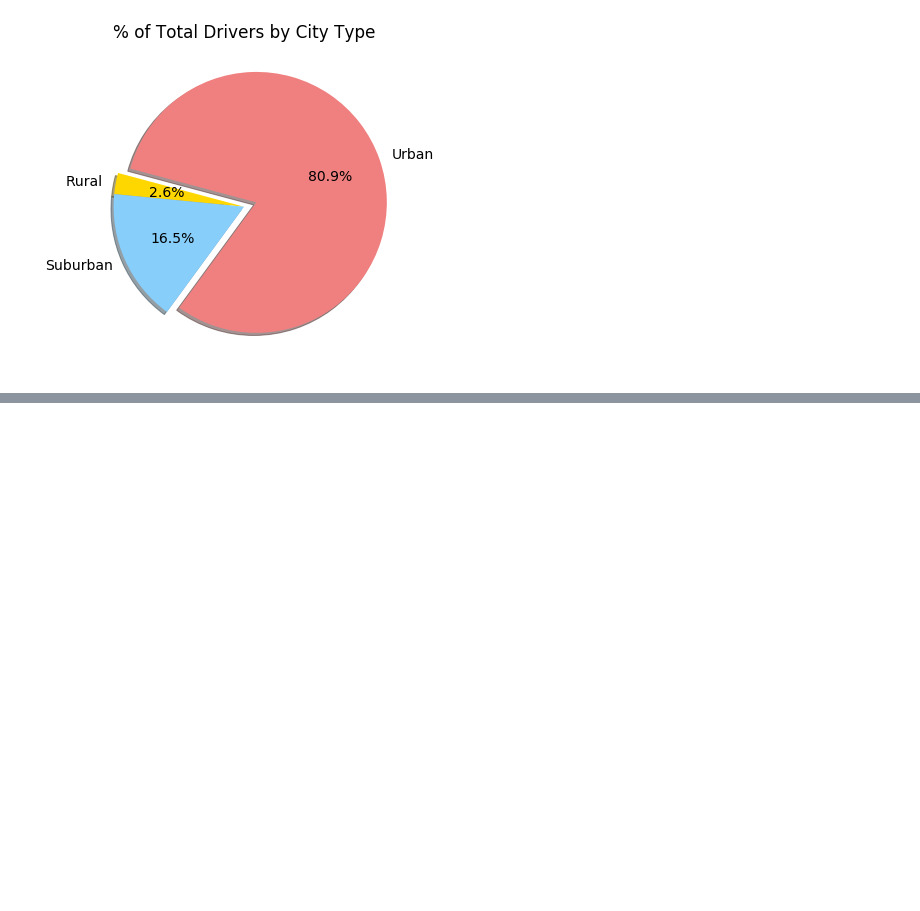
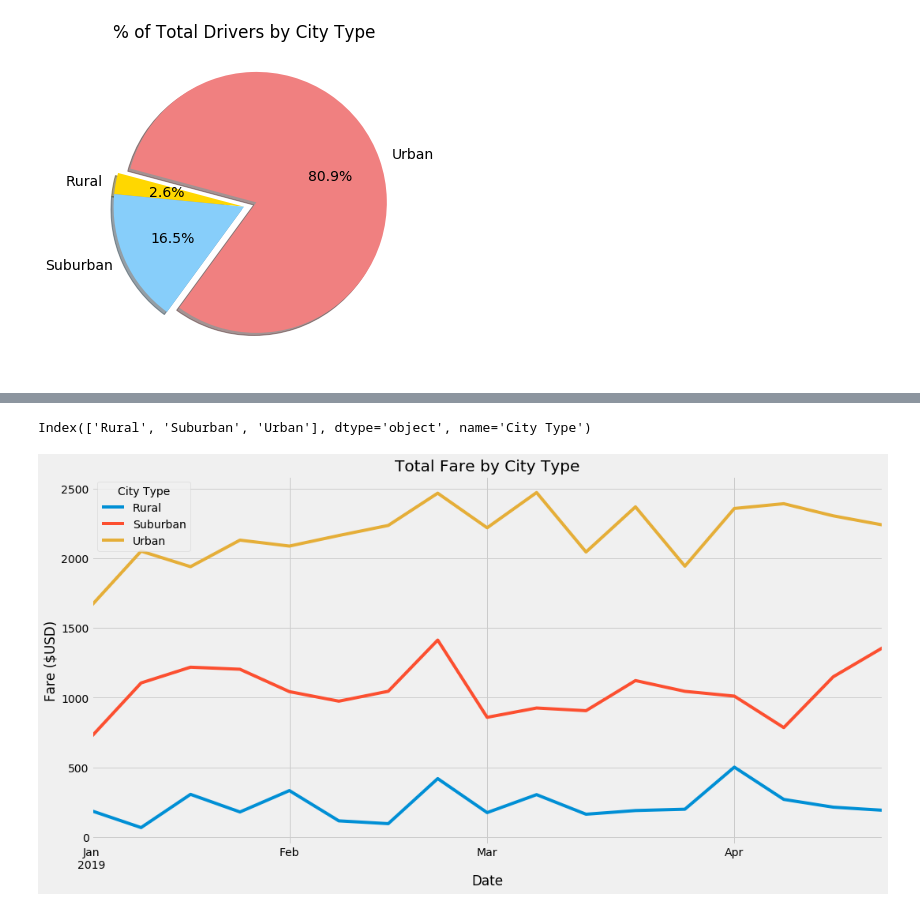
Before and after one commit to Janetfanatic/PyBer_Analysis, a Jupyter notebook: PyBer.ipynb, the cells around one changed output, grey strips where cells are left out. Cells and saved outputs as stored; diff of their text form; code cells hidden in the pictures; blank space fills up the shorter version.

```diff
--- a/PyBer.ipynb
+++ b/PyBer.ipynb
@@ -1072,0 +1259,3 @@ plt.show()
+# %%
+fare_by_citytype_and_date = fare_by_citytype_and_date.pivot(index='Date', columns='City Type', values='Fare')
+fare_by_citytype_and_date.head(10)
@@ -1072,0 +1275,2 @@ plt.show()
+# %%
+fare_by_citytype_and_date.index = pd.to_datetime(fare_by_citytype_and_date.index)
@@ -1072,0 +1294,3 @@ plt.show()
+# %%
+jan_to_april_data = fare_by_citytype_and_date.loc['2019-01-01': '2019-04-28']
+jan_to_april_data
@@ -1072,0 +1312,19 @@ plt.show()
+# %%
+weekly_jan_to_april_data = jan_to_april_data.resample("W").sum()
+weekly_jan_to_april_data.columns
+# %% [output]
+Index(['Rural', 'Suburban', 'Urban'], dtype='object', name='City Type')
+# %%
+import matplotlib
+from matplotlib import style
+style.use('fivethirtyeight')
+plot = weekly_jan_to_april_data.plot(title = "Total Fare by City Type", figsize = (16,8))
+#Add a title and axes labels.
+plot.set_xlabel('Date')
+plot.set_ylabel('Fare ($USD)')
+plot.set_title("Total Fare by City Type")
+plt.savefig("analysis/Fig9.png")
+# Show Figure
+plt.show()
+# %% [output]
+[figure, added]
```
Also changed, not shown: parts of 18 cells of this notebook, 1 other file.
